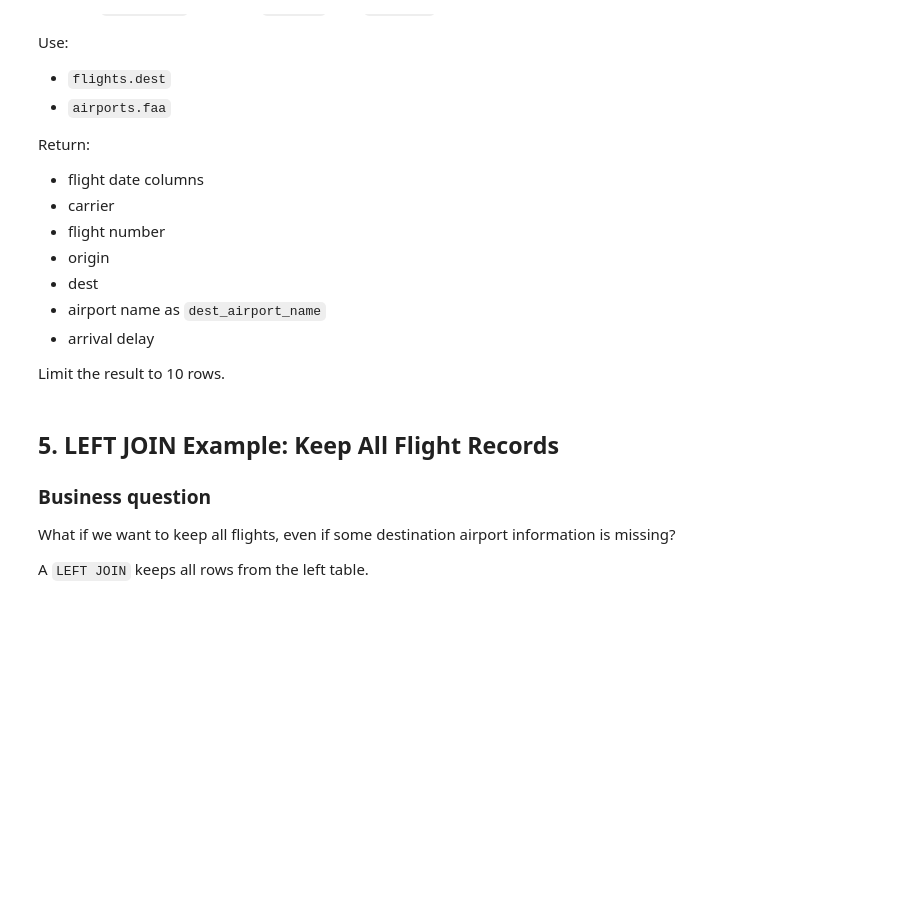
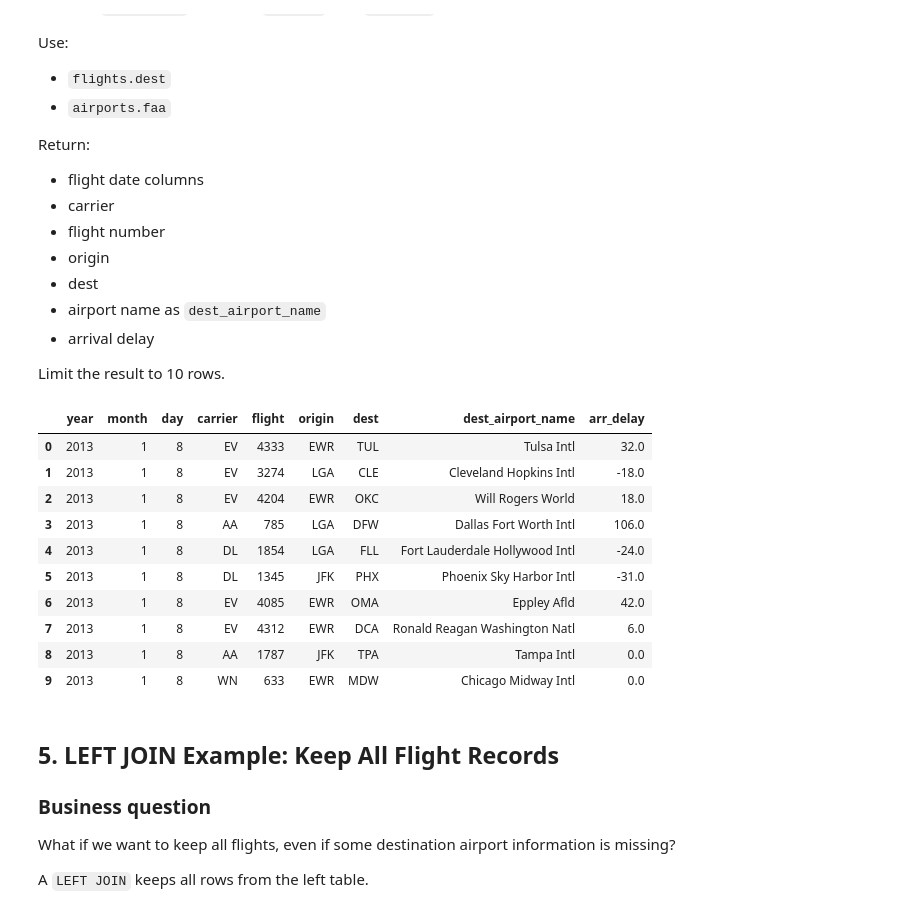
Before and after one commit to alexM200310/ban6003-week9-10-alejandro_mugica, a Jupyter notebook: notebooks/module10_sql_joins_abt_guided_lab.ipynb, the cells around one changed output. Saved outputs shown, nothing was run; the diff lists cells and outputs as text; code cells hidden in the pictures; blank space fills up the shorter version.

```diff
--- a/notebooks/module10_sql_joins_abt_guided_lab.ipynb
+++ b/notebooks/module10_sql_joins_abt_guided_lab.ipynb
@@ -236,11 +257,38 @@ Limit the result to 10 rows.
 # %%
 # Your Turn 1
 
 query = '''
-
+select
+  f.year,
+  f.month,
+  f.day,
+  f.carrier,
+  f.flight,
+  f.origin,
+  f.dest,
+  a.name as dest_airport_name,
+  f.arr_delay
+from
+  flights as f
+inner join
+  airports as a
+  on f.dest = a.faa
+limit 10
 '''
 
 run_query(query, engine)
+# %% [output]
+|  | year | month | day | carrier | flight | origin | dest | dest_airport_name | arr_delay |
+| 0 | 2013 | 1 | 8 | EV | 4333 | EWR | TUL | Tulsa Intl | 32.0 |
+| 1 | 2013 | 1 | 8 | EV | 3274 | LGA | CLE | Cleveland Hopkins Intl | -18.0 |
+| 2 | 2013 | 1 | 8 | EV | 4204 | EWR | OKC | Will Rogers World | 18.0 |
+| 3 | 2013 | 1 | 8 | AA | 785 | LGA | DFW | Dallas Fort Worth Intl | 106.0 |
+| 4 | 2013 | 1 | 8 | DL | 1854 | LGA | FLL | Fort Lauderdale Hollywood Intl | -24.0 |
+| 5 | 2013 | 1 | 8 | DL | 1345 | JFK | PHX | Phoenix Sky Harbor Intl | -31.0 |
+| 6 | 2013 | 1 | 8 | EV | 4085 | EWR | OMA | Eppley Afld | 42.0 |
+| 7 | 2013 | 1 | 8 | EV | 4312 | EWR | DCA | Ronald Reagan Washington Natl | 6.0 |
+| 8 | 2013 | 1 | 8 | AA | 1787 | JFK | TPA | Tampa Intl | 0.0 |
+| 9 | 2013 | 1 | 8 | WN | 633 | EWR | MDW | Chicago Midway Intl | 0.0 |
 # %% [markdown]
 ## 5. LEFT JOIN Example: Keep All Flight Records
 
```
Also changed, not shown: parts of 33 cells of this notebook.
